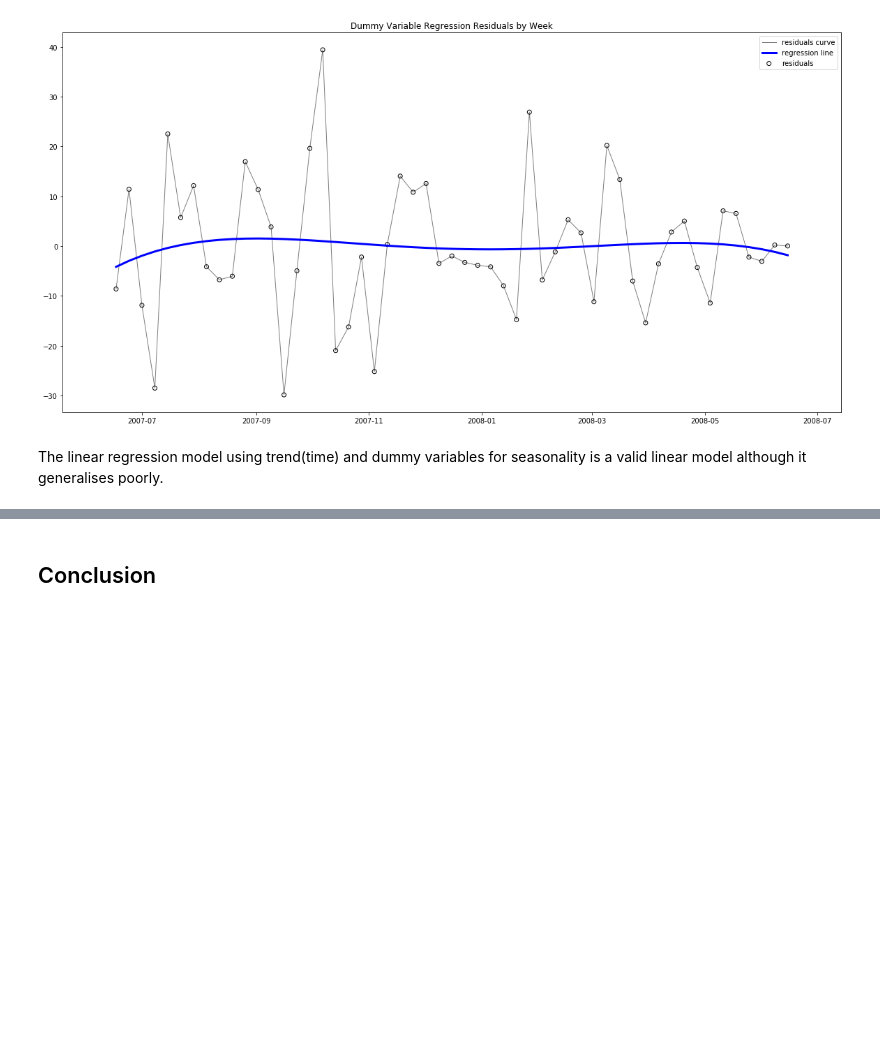
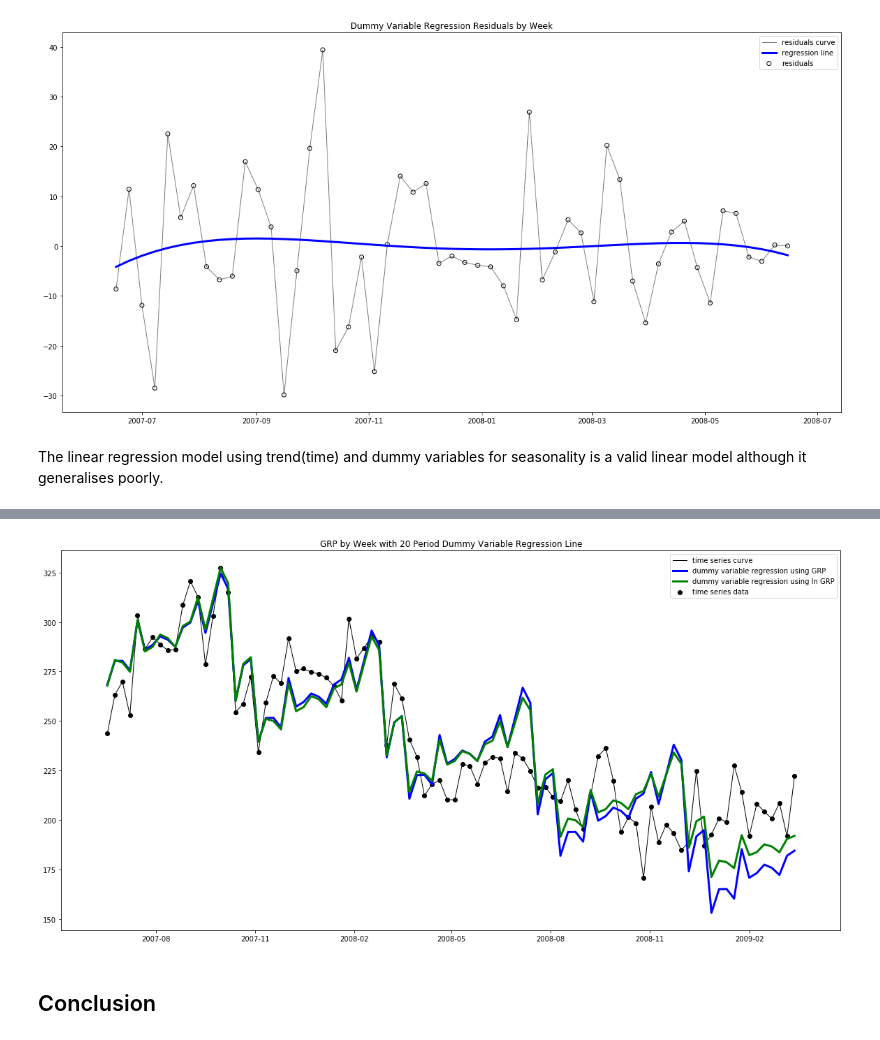
Before and after one commit to tkokkeng/KE5108-TVChannelRatings, a Jupyter notebook: linReg.ipynb, the cells around one changed output, grey strips where cells are left out. Drawn from its saved outputs; the diff is of its cells as text; code cells hidden in the pictures; blank space fills up the shorter version.

```diff
--- a/linReg.ipynb
+++ b/linReg.ipynb
@@ -525,0 +560,14 @@ The linear regression model using trend(time) and dummy variables for seasonalit
+# %%
+# Split into training and test datasets.
+train_ts_season_df = ts_season_df.loc['17/6/2007':'17/6/2008']
+test_ts_season_df = ts_season_df.loc['18/6/2008':]
+# %%
+# Using GRP
+season20_reg = LinearRegression()
+season20_reg.fit(train_ts_season_df.iloc[:, :21].values, train_ts_season_df['GRP'])
+season20_reg_train_pred = season20_reg.predict(train_ts_season_df.iloc[:, :21].values)
+
+# Using ln GRP
+season20_reg_trnsf = LinearRegression()
+season20_reg_trnsf.fit(train_ts_season_df.iloc[:, :21].values, train_ts_season_df['GRP-trnsf'])
+season20_reg_trnsf_train_pred = np.exp(season20_reg_trnsf.predict(train_ts_season_df.iloc[:, :21].values))
@@ -526,3 +638,16 @@ The linear regression model using trend(time) and dummy variables for seasonalit
+# %%
+plt.figure(figsize=(20, 10))
+plt.title('GRP by Week with 20 Period Dummy Variable Regression Line')
+plt.scatter(ts_df.index.values, ts_df['GRP'].values, color='black', label='time series data')
+plt.plot(ts_df.index.values, ts_df['GRP'].values, color='black', linewidth=1, label='time series curve')
+plt.plot(ts_df.index.values, np.concatenate([season20_reg_train_pred, season20_reg_test_pred]), color='blue',
+         linewidth=3, label='dummy variable regression using GRP')
+plt.plot(ts_df.index.values, np.concatenate([season20_reg_trnsf_train_pred, season20_reg_trnsf_test_pred]), color='green',
+         linewidth=3, label='dummy variable regression using ln GRP')
+plt.legend()
+plt.show()
+# %% [output]
+[figure, added]
 # %% [markdown]
 ## Conclusion
 # %%
```
Also changed, not shown: parts of 13 cells of this notebook.
